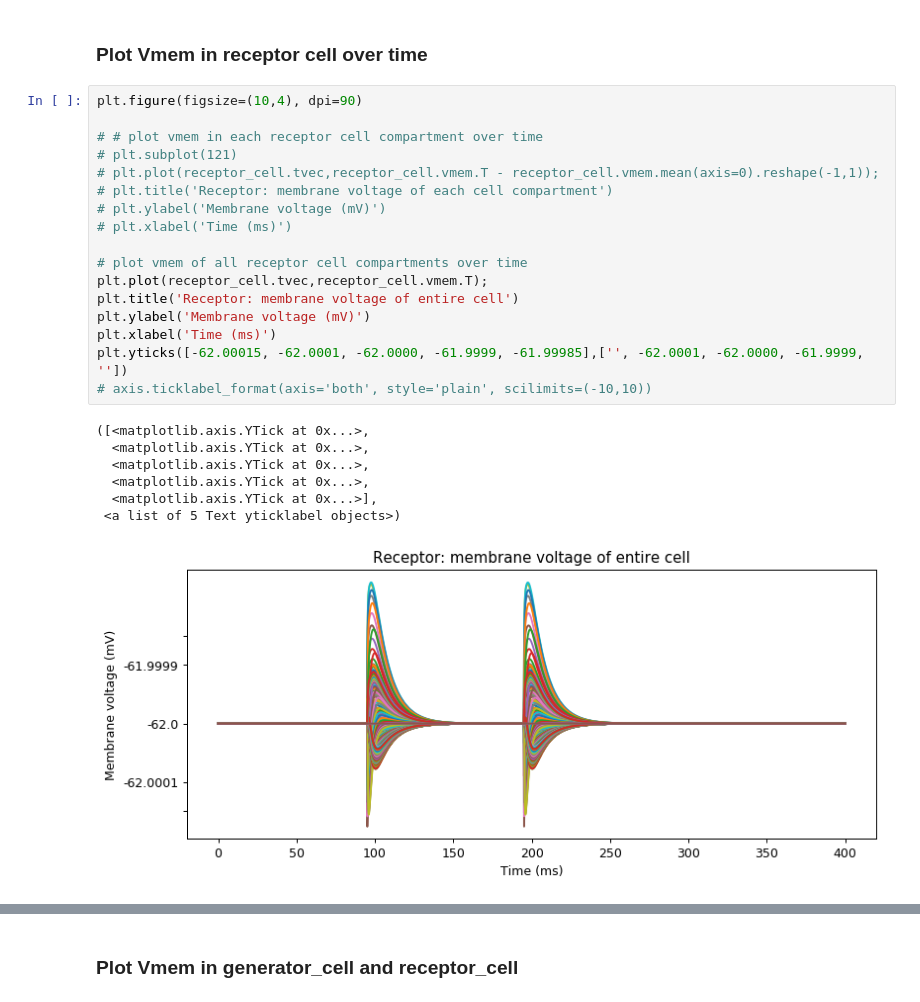
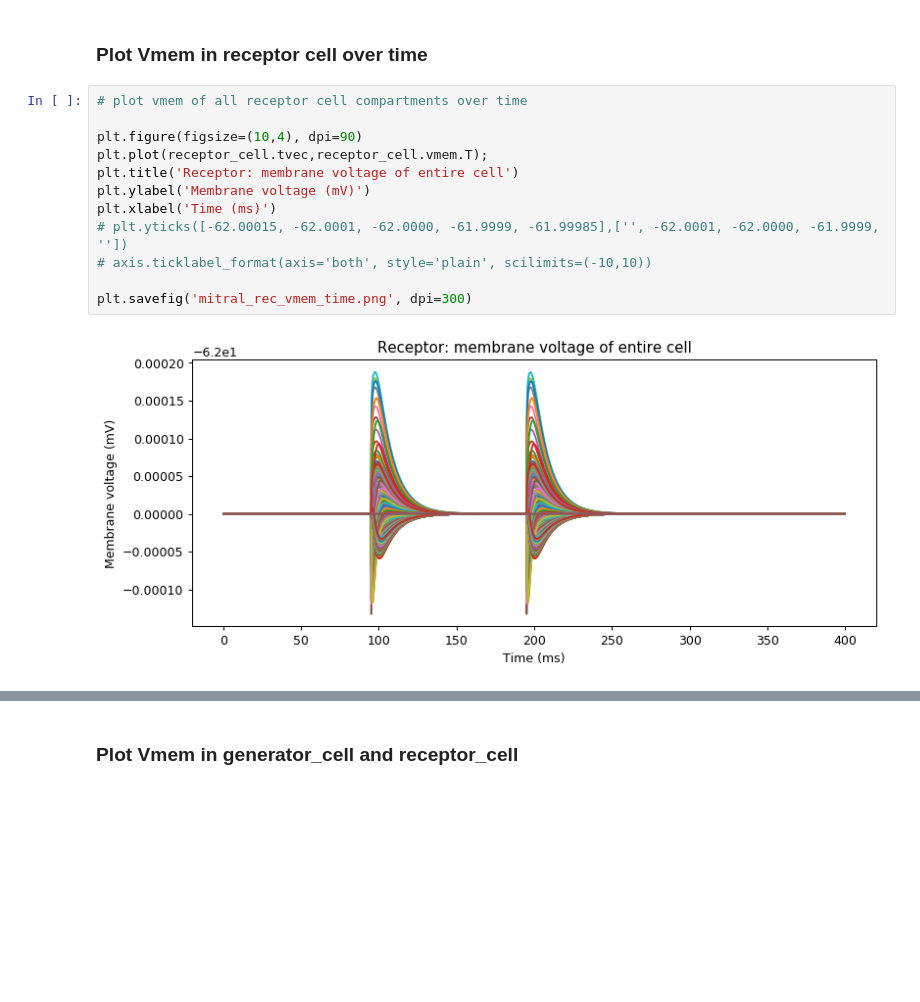
Before and after one commit to gabi-melo/lascon-project, a Jupyter notebook: try_our_own_mitral_cells.ipynb, the cells around one changed output, grey strips where cells are left out. Cells and saved outputs as stored; diff of their text form; blank space fills up the shorter version.

Commit message:
Update codes with plots

```diff
--- a/try_our_own_mitral_cells.ipynb
+++ b/try_our_own_mitral_cells.ipynb
@@ -255,30 +261,19 @@ Text(0,0.5,'Cell compartment (zmid)')
 # %% [markdown]
 ### Plot Vmem in receptor cell over time
 # %%
+# plot vmem of all receptor cell compartments over time
+
 plt.figure(figsize=(10,4), dpi=90)
-
-# # plot vmem in each receptor cell compartment over time
-# plt.subplot(121)
-# plt.plot(receptor_cell.tvec,receptor_cell.vmem.T - receptor_cell.vmem.mean(axis=0).reshape(-1,1));
-# plt.title('Receptor: membrane voltage of each cell compartment')
-# plt.ylabel('Membrane voltage (mV)')
-# plt.xlabel('Time (ms)')
-
-# plot vmem of all receptor cell compartments over time
 plt.plot(receptor_cell.tvec,receptor_cell.vmem.T);
 plt.title('Receptor: membrane voltage of entire cell')
 plt.ylabel('Membrane voltage (mV)')
 plt.xlabel('Time (ms)')
-plt.yticks([-62.00015, -62.0001, -62.0000, -61.9999, -61.99985],['', -62.0001, -62.0000, -61.9999, ''])
+# plt.yticks([-62.00015, -62.0001, -62.0000, -61.9999, -61.99985],['', -62.0001, -62.0000, -61.9999, ''])
 # axis.ticklabel_format(axis='both', style='plain', scilimits=(-10,10))
+
+plt.savefig('mitral_rec_vmem_time.png', dpi=300)
 # %% [output]
-([<matplotlib.axis.YTick at 0x...>,
-  <matplotlib.axis.YTick at 0x...>,
-  <matplotlib.axis.YTick at 0x...>,
-  <matplotlib.axis.YTick at 0x...>,
-  <matplotlib.axis.YTick at 0x...>],
- <a list of 5 Text yticklabel objects>)
-[figure, old version]
+[figure, new version]
 # %%
 # plot receptor cell vmem with morphology
 
```
Also changed, not shown: parts of 8 cells of this notebook, 2 other files.
